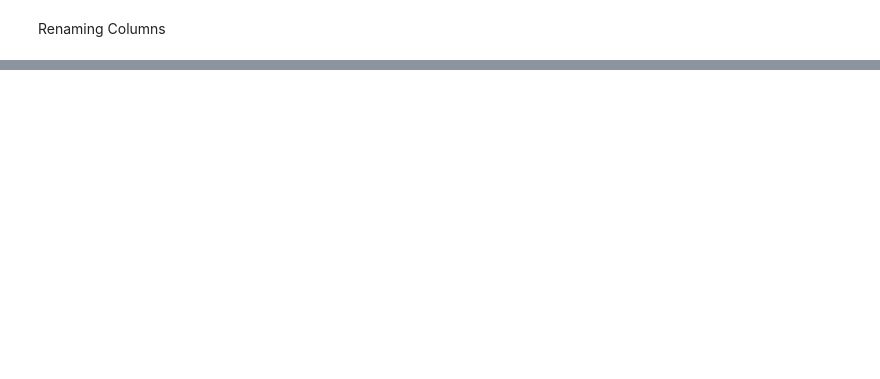
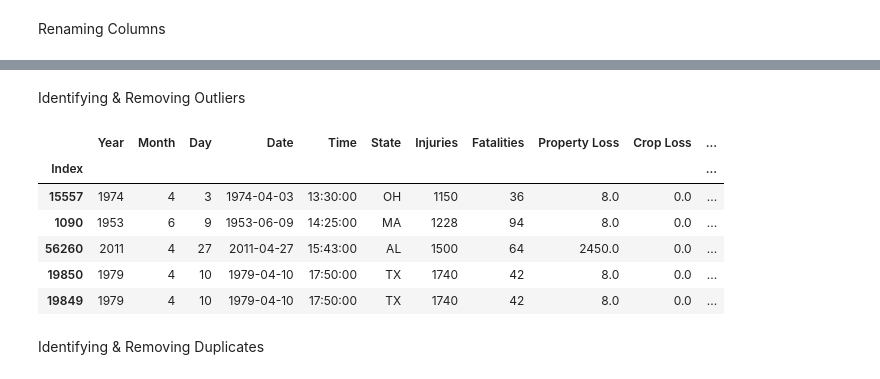
Before and after one commit to KatAug/CapstoneProjectTornadoes, a Jupyter notebook: TornadoProject.ipynb, the cells around one changed output, grey strips where cells are left out. Cells and saved outputs as stored; diff of their text form; code cells hidden in the pictures; blank space fills up the shorter version.

```diff
--- a/TornadoProject.ipynb
+++ b/TornadoProject.ipynb
@@ -36,0 +66,2 @@ df.head()
+# %%
+renamed_df.drop("len", axis = 1, inplace=True)
@@ -36,0 +94,15 @@ df.head()
+# %% [markdown]
+Identifying & Removing Outliers
+# %%
+# No apparent outliers
+# Identification
+sorted_df = renamed_df.sort_values("Injuries")
+sorted_df.tail()
+# %% [output]
+|  | Year | Month | Day | Date | Time | State | Injuries | Fatalities | Property Loss | Crop Loss | ... |
+| Index |  |  |  |  |  |  |  |  |  |  | ... |
+| 15557 | 1974 | 4 | 3 | 1974-04-03 | 13:30:00 | OH | 1150 | 36 | 8.0 | 0.0 | ... |
+| 1090 | 1953 | 6 | 9 | 1953-06-09 | 14:25:00 | MA | 1228 | 94 | 8.0 | 0.0 | ... |
+| 56260 | 2011 | 4 | 27 | 2011-04-27 | 15:43:00 | AL | 1500 | 64 | 2450.0 | 0.0 | ... |
+| 19850 | 1979 | 4 | 10 | 1979-04-10 | 17:50:00 | TX | 1740 | 42 | 8.0 | 0.0 | ... |
+| 19849 | 1979 | 4 | 10 | 1979-04-10 | 17:50:00 | TX | 1740 | 42 | 8.0 | 0.0 | ... |
@@ -36,0 +112,2 @@ df.head()
+# %% [markdown]
+Identifying & Removing Duplicates
```
Also changed, not shown: parts of 19 cells of this notebook, 1 other file.
